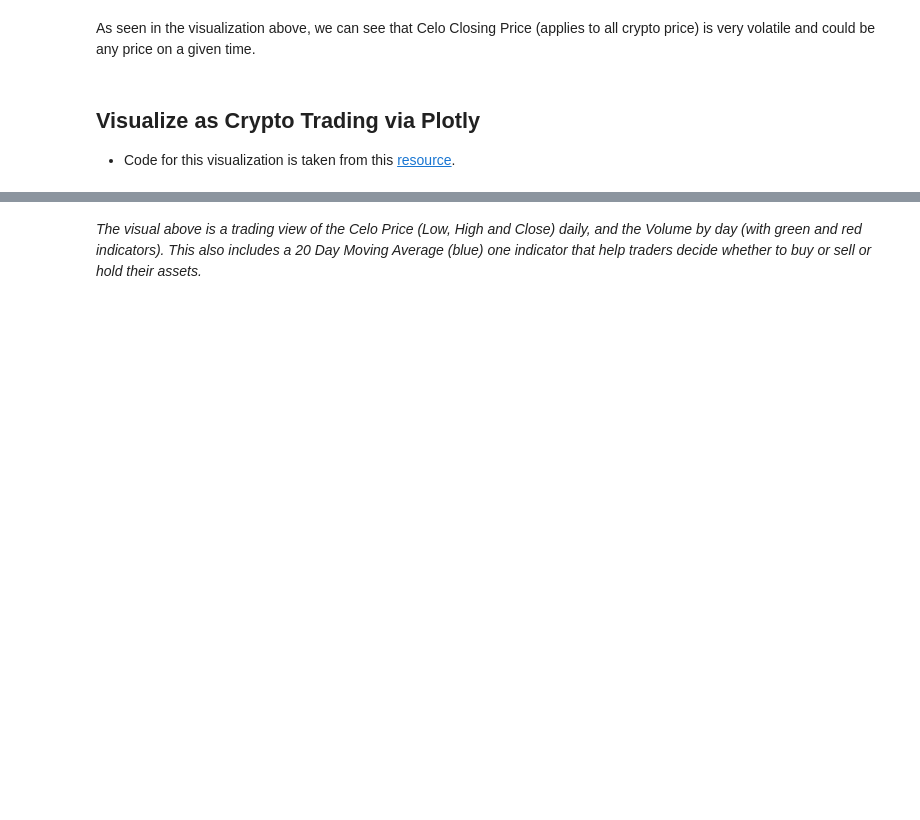
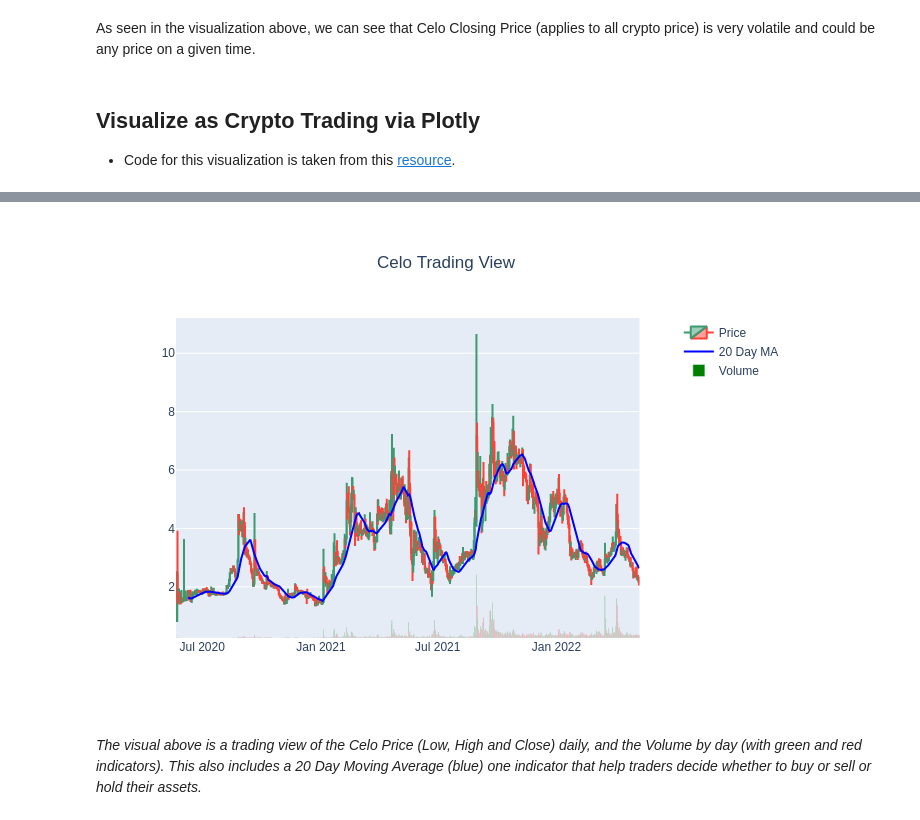
Before and after one commit to vincebarokie/crypto_model, a Jupyter notebook: crypto_price_machine_learning_model.ipynb, the cells around one changed output, grey strips where cells are left out. Drawn from its saved outputs; the diff is of its cells as text; code cells hidden in the pictures; blank space fills up the shorter version.

```diff
--- a/crypto_price_machine_learning_model.ipynb
+++ b/crypto_price_machine_learning_model.ipynb
@@ -200,6 +205,6 @@ fig.update_yaxes(range = [0, 7000000000], secondary_y = True)
 fig.update_yaxes(visible=False, secondary_y = True)
 fig.update_layout(title = {'text': 'Celo Trading View', 'x' : 0.5})
 # uncomment the line below to disable the range slider
-# fig.update_layout(xaxis_rangeslider_visible = False)
-fig.show("notebook")
+fig.update_layout(xaxis_rangeslider_visible = False)
+fig.show("png")
 # %% [output]
@@ -208,3 +211,4 @@ fig.show("notebook")
+[figure, added]
 # %% [markdown]
 *The visual above is a trading view of the Celo Price (Low, High and Close) daily, and the Volume by day (with green and red indicators). This also includes a 20 Day Moving Average (blue) one indicator that help traders decide whether to buy or sell or hold their assets.*
 # %%
```
Also changed, not shown: parts of 2 cells of this notebook.
